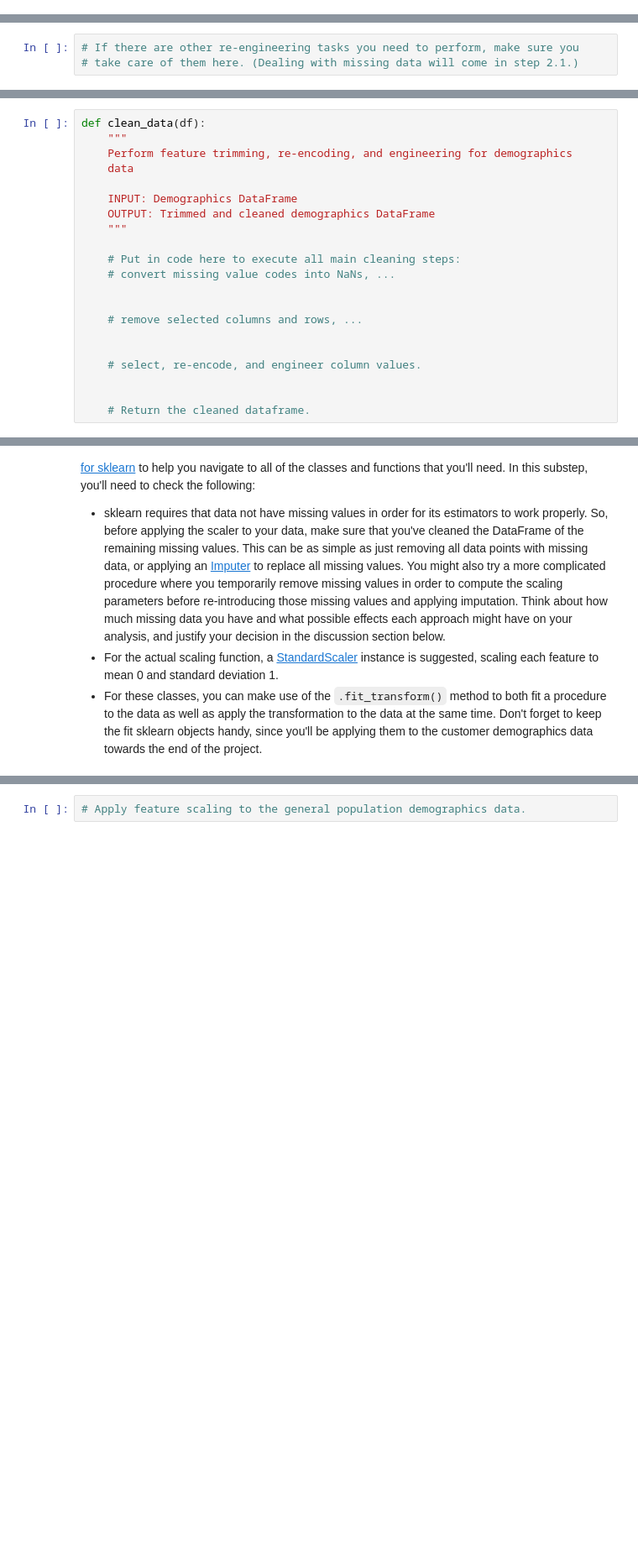
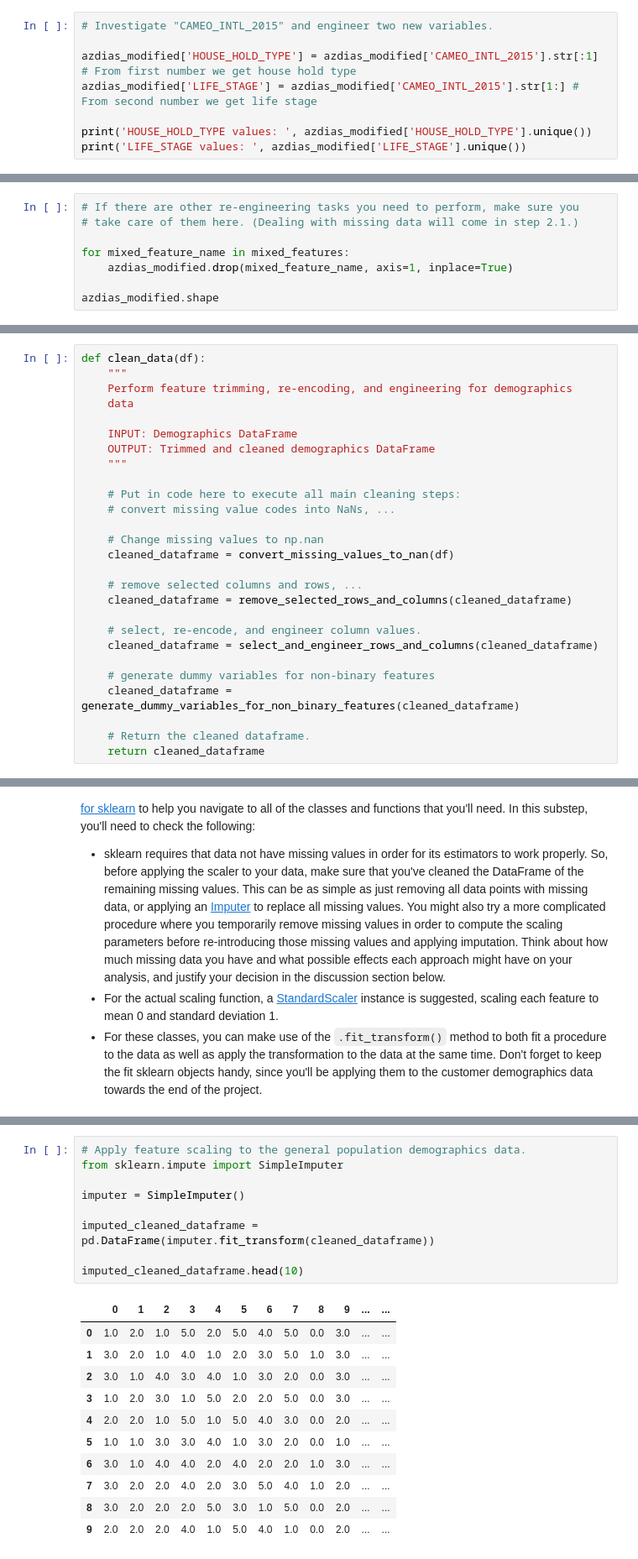
Before and after one commit to AbdulmajeedAlOmari/identify-customer-segments, a Jupyter notebook: identifying-customer-segments.ipynb, the cells around one changed output, grey strips where cells are left out. Shown at 84% size. Saved outputs shown, nothing was run; the diff lists cells and outputs as text; blank space fills up the shorter version.

```diff
--- a/identifying-customer-segments.ipynb
+++ b/identifying-customer-segments.ipynb
@@ -500,0 +623,8 @@ Be sure to check `Data_Dictionary.md` for the details needed to finish these tas
+# %%
+# Investigate "CAMEO_INTL_2015" and engineer two new variables.
+
+azdias_modified['HOUSE_HOLD_TYPE'] = azdias_modified['CAMEO_INTL_2015'].str[:1] # From first number we get house hold type
+azdias_modified['LIFE_STAGE'] = azdias_modified['CAMEO_INTL_2015'].str[1:] # From second number we get life stage
+
+print('HOUSE_HOLD_TYPE values: ', azdias_modified['HOUSE_HOLD_TYPE'].unique())
+print('LIFE_STAGE values: ', azdias_modified['LIFE_STAGE'].unique())
@@ -510,3 +647,8 @@ Make sure that for any new columns that you have engineered, that you've exclude
 # %%
 # If there are other re-engineering tasks you need to perform, make sure you
 # take care of them here. (Dealing with missing data will come in step 2.1.)
+
+for mixed_feature_name in mixed_features:
+    azdias_modified.drop(mixed_feature_name, axis=1, inplace=True)
+
+azdias_modified.shape
@@ -530,14 +802,20 @@ def clean_data(df):
     # Put in code here to execute all main cleaning steps:
     # convert missing value codes into NaNs, ...
 
+    # Change missing values to np.nan
+    cleaned_dataframe = convert_missing_values_to_nan(df)
 
     # remove selected columns and rows, ...
-
+    cleaned_dataframe = remove_selected_rows_and_columns(cleaned_dataframe)
 
     # select, re-encode, and engineer column values.
+    cleaned_dataframe = select_and_engineer_rows_and_columns(cleaned_dataframe)
 
+    # generate dummy variables for non-binary features
+    cleaned_dataframe = generate_dummy_variables_for_non_binary_features(cleaned_dataframe)
 
     # Return the cleaned dataframe.
+    return cleaned_dataframe
 # %% [markdown]
 ## Step 2: Feature Transformation
 
@@ -554,2 +871,21 @@ Before we apply dimensionality reduction techniques to the data, we need to perf
 # %%
 # Apply feature scaling to the general population demographics data.
+from sklearn.impute import SimpleImputer
+
+imputer = SimpleImputer()
+
+imputed_cleaned_dataframe = pd.DataFrame(imputer.fit_transform(cleaned_dataframe))
+
+imputed_cleaned_dataframe.head(10)
+# %% [output]
+|  | 0 | 1 | 2 | 3 | 4 | 5 | 6 | 7 | 8 | 9 | ... | ... |
+| 0 | 1.0 | 2.0 | 1.0 | 5.0 | 2.0 | 5.0 | 4.0 | 5.0 | 0.0 | 3.0 | ... | ... |
+| 1 | 3.0 | 2.0 | 1.0 | 4.0 | 1.0 | 2.0 | 3.0 | 5.0 | 1.0 | 3.0 | ... | ... |
+| 2 | 3.0 | 1.0 | 4.0 | 3.0 | 4.0 | 1.0 | 3.0 | 2.0 | 0.0 | 3.0 | ... | ... |
+| 3 | 1.0 | 2.0 | 3.0 | 1.0 | 5.0 | 2.0 | 2.0 | 5.0 | 0.0 | 3.0 | ... | ... |
+| 4 | 2.0 | 2.0 | 1.0 | 5.0 | 1.0 | 5.0 | 4.0 | 3.0 | 0.0 | 2.0 | ... | ... |
+| 5 | 1.0 | 1.0 | 3.0 | 3.0 | 4.0 | 1.0 | 3.0 | 2.0 | 0.0 | 1.0 | ... | ... |
+| 6 | 3.0 | 1.0 | 4.0 | 4.0 | 2.0 | 4.0 | 2.0 | 2.0 | 1.0 | 3.0 | ... | ... |
+| 7 | 3.0 | 2.0 | 2.0 | 4.0 | 2.0 | 3.0 | 5.0 | 4.0 | 1.0 | 2.0 | ... | ... |
+| 8 | 3.0 | 2.0 | 2.0 | 2.0 | 5.0 | 3.0 | 1.0 | 5.0 | 0.0 | 2.0 | ... | ... |
+| 9 | 2.0 | 2.0 | 2.0 | 4.0 | 1.0 | 5.0 | 4.0 | 1.0 | 0.0 | 2.0 | ... | ... |
```
Also changed, not shown: parts of 63 cells of this notebook, 1 other file.
